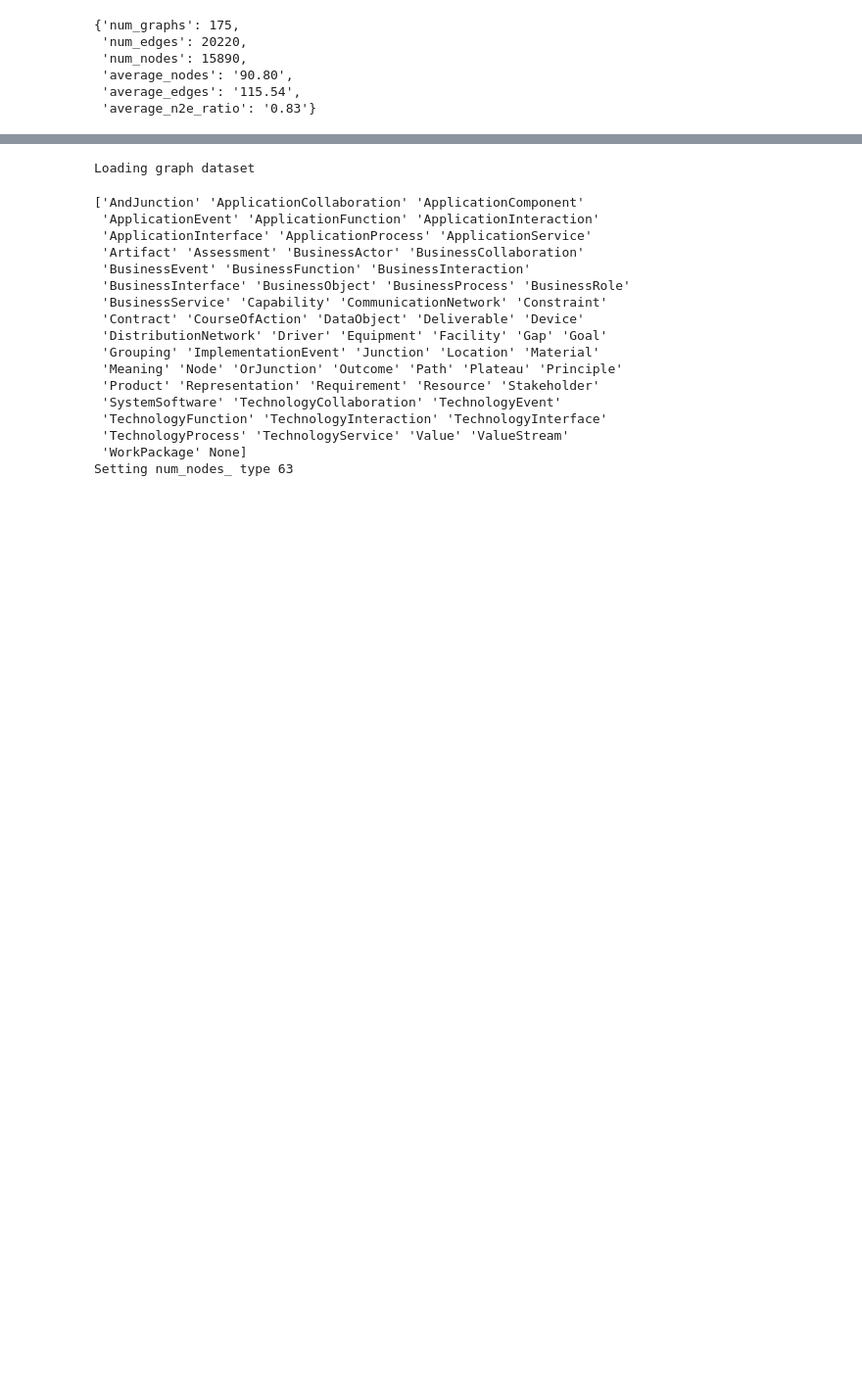
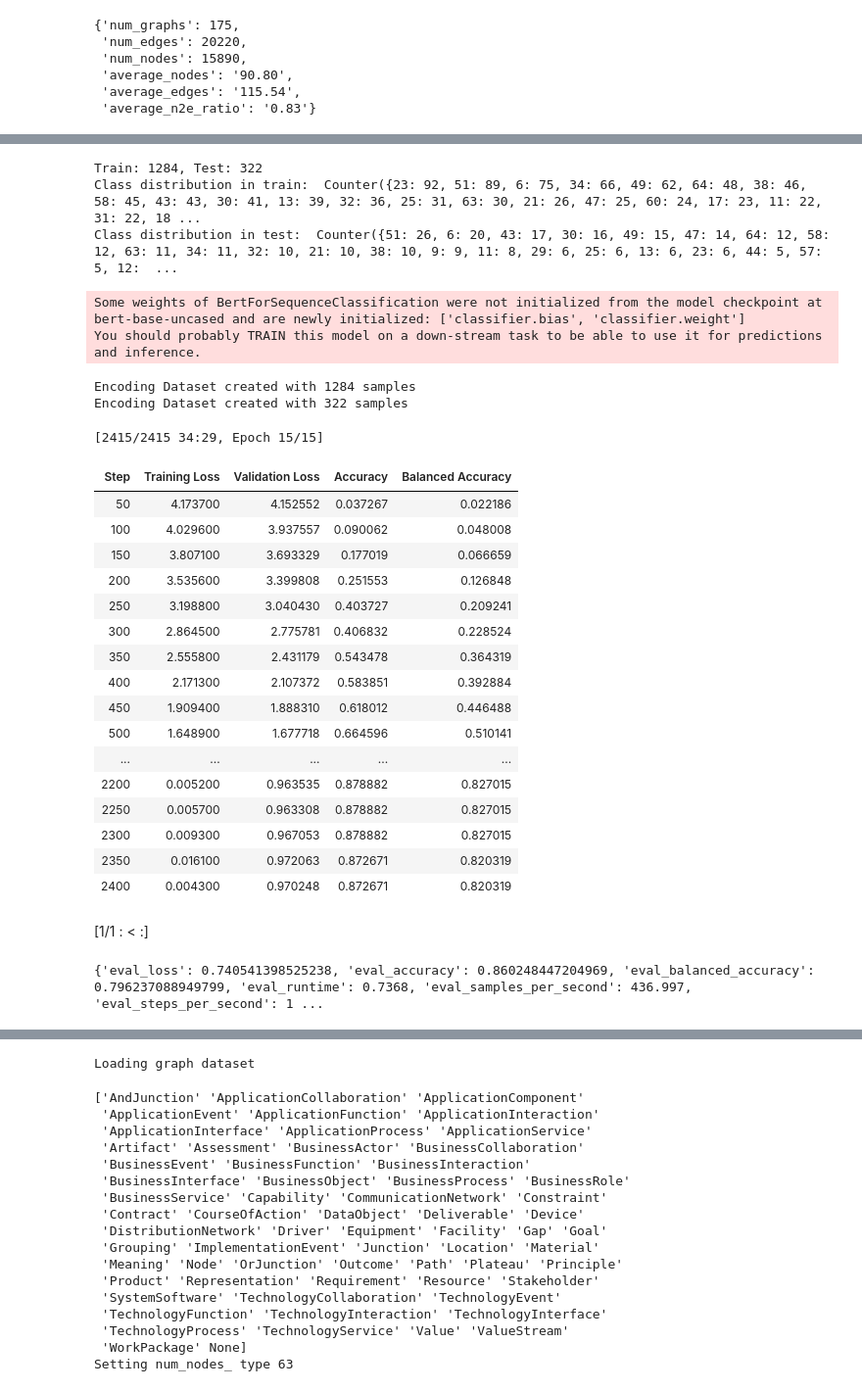
Before and after one commit to junaidiiith/glam4cm, a Jupyter notebook: main.ipynb, the cells around one changed output, grey strips where cells are left out. Shown: that part at 98% size. Cells and saved outputs as stored; diff of their text form; code cells hidden in the pictures; blank space fills up the shorter version.

```diff
--- a/main.ipynb
+++ b/main.ipynb
@@ -91,0 +118,21 @@ Loaded graph dataset
+# %%
+def get_data(fname):
+	with open(fname) as f:
+		data = f.read().split('\n')
+		texts, labels = [], []
+		for line in data:
+			if not line:
+				continue
+			try:
+				texts.append(line.split(", Text: ")[1])
+				labels.append(line.split(", Text: ")[0].split("Label: ")[1])
+			except Exception as e:
+				print(line)
+				raise e
+	return texts, labels
+
+X_train, y_train = get_data('train.txt')
+X_test, y_test = get_data('test.txt')
+# %%
+X, y = X_train + X_test, y_train + y_test
+len(X), len(y)
@@ -91,0 +152,20 @@ Loaded graph dataset
+# %%
+from sklearn.feature_extraction.text import TfidfVectorizer
+from sklearn.svm import SVC
+from sklearn.pipeline import make_pipeline
+from sklearn.metrics import balanced_accuracy_score, classification_report
+
+
+pipeline = make_pipeline(TfidfVectorizer(), SVC(kernel='linear'), verbose=True)
+
+print("Fitting SVM classifier")
+# Train the model
+pipeline.fit(X_train, y_train)
+
+print("Predicting")
+# Predict on the test set
+y_pred = pipeline.predict(X_test)
+
+# Print classification report
+print(classification_report(y_test, y_pred))
+balanced_accuracy_score(y_test, y_pred)
@@ -91,0 +296,31 @@ Loaded graph dataset
+# %%
+bert_trainer = BertTrainer('bert-base-uncased')
+bert_trainer.train(X, y, test_ratio=0.2)
+# %% [output]
+Train: 1284, Test: 322
+Class distribution in train:  Counter({23: 92, 51: 89, 6: 75, 34: 66, 49: 62, 64: 48, 38: 46, 58: 45, 43: 43, 30: 41, 13: 39, 32: 36, 25: 31, 63: 30, 21: 26, 47: 25, 60: 24, 17: 23, 11: 22, 31: 22, 18 ...
+Class distribution in test:  Counter({51: 26, 6: 20, 43: 17, 30: 16, 49: 15, 47: 14, 64: 12, 58: 12, 63: 11, 34: 11, 32: 10, 21: 10, 38: 10, 9: 9, 11: 8, 29: 6, 25: 6, 13: 6, 23: 6, 44: 5, 57: 5, 12:  ...
+Some weights of BertForSequenceClassification were not initialized from the model checkpoint at bert-base-uncased and are newly initialized: ['classifier.bias', 'classifier.weight']
+You should probably TRAIN this model on a down-stream task to be able to use it for predictions and inference.
+Encoding Dataset created with 1284 samples
+Encoding Dataset created with 322 samples
+[2415/2415 34:29, Epoch 15/15]
+| Step | Training Loss | Validation Loss | Accuracy | Balanced Accuracy |
+| 50 | 4.173700 | 4.152552 | 0.037267 | 0.022186 |
+| 100 | 4.029600 | 3.937557 | 0.090062 | 0.048008 |
+| 150 | 3.807100 | 3.693329 | 0.177019 | 0.066659 |
+| 200 | 3.535600 | 3.399808 | 0.251553 | 0.126848 |
+| 250 | 3.198800 | 3.040430 | 0.403727 | 0.209241 |
+| 300 | 2.864500 | 2.775781 | 0.406832 | 0.228524 |
+| 350 | 2.555800 | 2.431179 | 0.543478 | 0.364319 |
+| 400 | 2.171300 | 2.107372 | 0.583851 | 0.392884 |
+| 450 | 1.909400 | 1.888310 | 0.618012 | 0.446488 |
+| 500 | 1.648900 | 1.677718 | 0.664596 | 0.510141 |
+| ... | ... | ... | ... | ... |
+| 2200 | 0.005200 | 0.963535 | 0.878882 | 0.827015 |
+| 2250 | 0.005700 | 0.963308 | 0.878882 | 0.827015 |
+| 2300 | 0.009300 | 0.967053 | 0.878882 | 0.827015 |
+| 2350 | 0.016100 | 0.972063 | 0.872671 | 0.820319 |
+| 2400 | 0.004300 | 0.970248 | 0.872671 | 0.820319 |
+[1/1 : < :]
+{'eval_loss': 0.740541398525238, 'eval_accuracy': 0.860248447204969, 'eval_balanced_accuracy': 0.796237088949799, 'eval_runtime': 0.7368, 'eval_samples_per_second': 436.997, 'eval_steps_per_second': 1 ...
```
Also changed, not shown: parts of 13 cells of this notebook, 53 other files.
